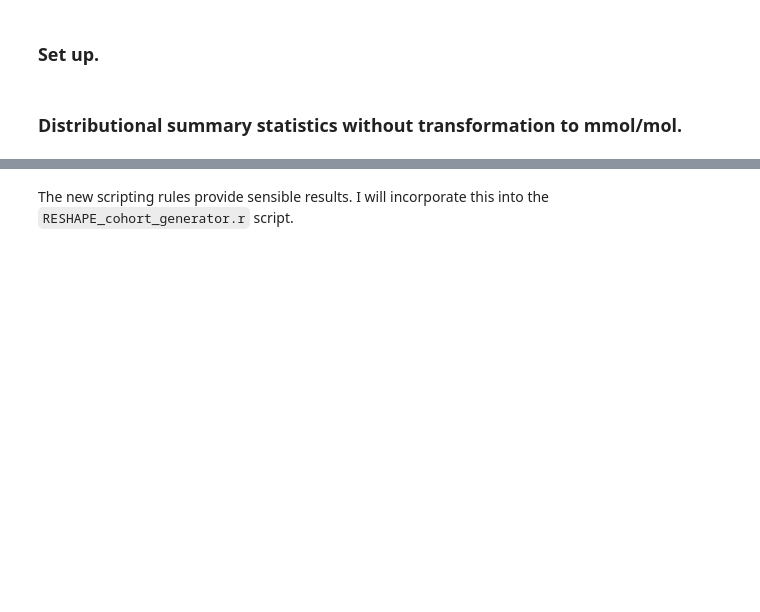
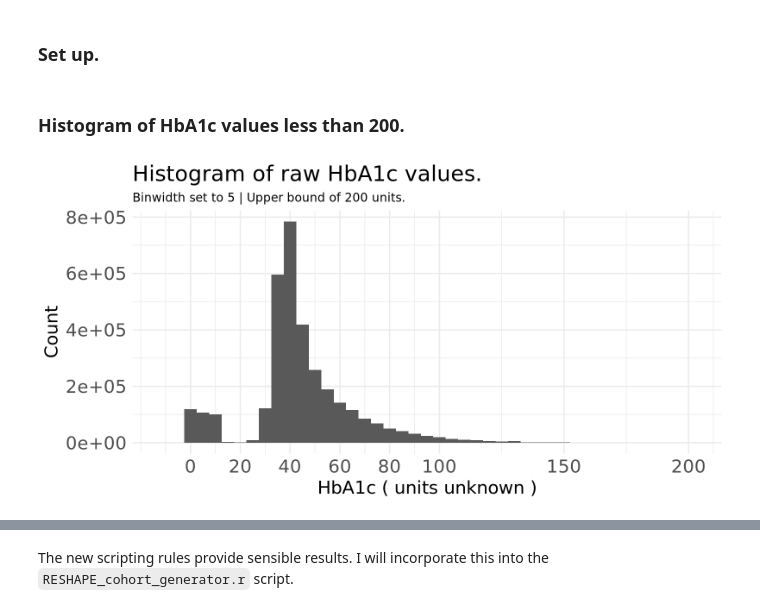
Before and after one commit to ConnectedBradford/c-mcinerney-workspace, a Jupyter notebook: RESHAPE/RESHAPE_check_HbA1c_SNOMED_codes.ipynb, the cells around one changed output, grey strips where cells are left out. Cells and saved outputs as stored; diff of their text form; code cells hidden in the pictures; blank space fills up the shorter version.

```diff
--- a/RESHAPE/RESHAPE_check_HbA1c_SNOMED_codes.ipynb
+++ b/RESHAPE/RESHAPE_check_HbA1c_SNOMED_codes.ipynb
@@ -31,2 +34,2 @@ codes_SNOMED_test_of_interest <-
-# %% [markdown]
-### Distributional summary statistics without transformation to mmol/mol.
+# %% [markdown]
+### Histogram of HbA1c values less than 200.
@@ -32,0 +56,22 @@ codes_SNOMED_test_of_interest <-
+# %%
+# Plot histogram.
+options( repr.plot.width = 8, repr.plot.height = 4, repr.plot.res = 200 )
+
+dataset %>%
+ggplot( aes( x = numericvalue ) ) +
+geom_histogram( binwidth = 5 ) +
+labs(
+    title = "Histogram of raw HbA1c values."
+    ,subtitle = "Binwidth set to 5 | Upper bound of 200 units."
+    ,x = "HbA1c ( units unknown )"
+    ,y = "Count"
+) +
+scale_x_continuous( breaks = c( seq( 0, 100, 20), 150, 200 ) ) +
+theme_minimal() +
+theme(
+    title = element_text( size = 15 )
+    ,plot.subtitle = element_text( size = 10 )
+    ,axis.text = element_text( size = 15 )
+)
+# %% [output]
+[figure, added]
```
Also changed, not shown: parts of 14 cells of this notebook.
